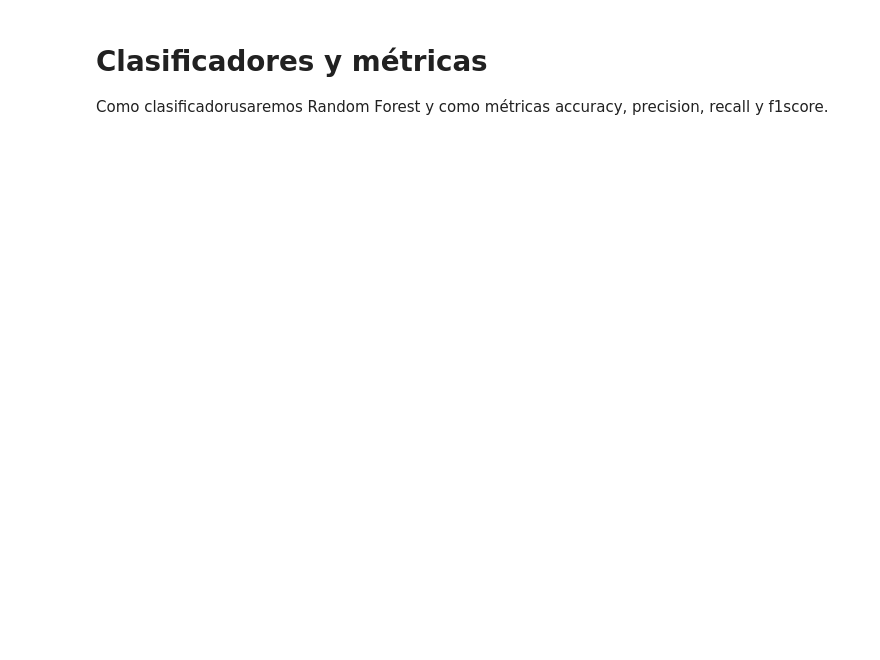
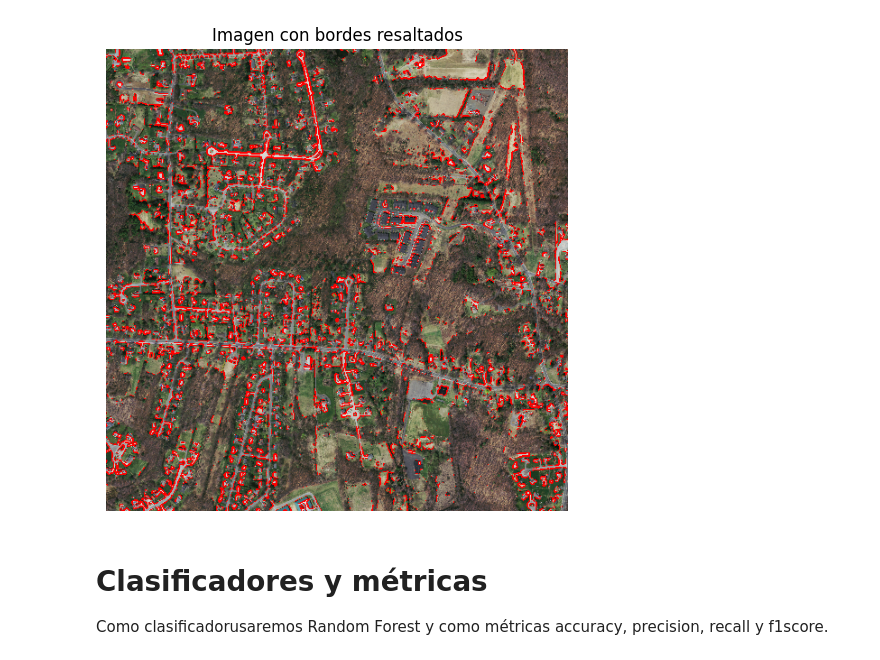
Before and after one commit to pabloChantada/PVC_investigacion, a Jupyter notebook: p3.ipynb, the cells around one changed output. Drawn from its saved outputs; the diff is of its cells as text; code cells hidden in the pictures; blank space fills up the shorter version.

```diff
--- a/p3.ipynb
+++ b/p3.ipynb
@@ -148,0 +124,9 @@ io.imshow(imagenEjemploBorde);
+# %%
+def refine_edges(mask, kernel_size=3):
+    # Crear un kernel para operaciones morfológicas
+    kernel = np.ones((kernel_size, kernel_size), np.uint8)
+    # Apertura para eliminar pequeños puntos
+    refined = cv2.morphologyEx(mask.astype(np.uint8), cv2.MORPH_OPEN, kernel)
+    # Cierre para rellenar huecos
+    refined = cv2.morphologyEx(refined, cv2.MORPH_CLOSE, kernel)
+    return refined
@@ -149,3 +224,31 @@ io.imshow(imagenEjemploBorde);
+# %%
+from skimage import io
+
+# Cargar imagen de ejemplo
+imgEjemploBorde = cv2.resize(io.imread('roads/sat/10528765_15.tiff'),(512,512))
+
+# Obtener dimensiones de la imagen
+height, width = imgEjemploBorde.shape[:2]
+
+# Obtener bordes mediante featureExtractor
+caracteristicas, sobel_edges = featureExtractor(imgEjemploBorde)
+
+# Generar máscara de bordes usando Sobel
+sobel_mask = sobel_edges > 0.2  # Aplicar el mismo umbral usado en la extracción
+sobel_mask_reshaped = np.reshape(sobel_mask, (height, width))
+
+# Aplicar bordes en rojo sobre la imagen original
+imgResaltada = imgEjemploBorde.copy()
+imgResaltada[sobel_mask_reshaped] = [255, 0, 0]  # Superponer bordes en rojo
+
+# Mostrar imagen con bordes resaltados
+plt.figure(figsize=(10, 6))
+plt.imshow(imgResaltada)
+plt.title("Imagen con bordes resaltados")
+plt.axis("off")
+plt.show()
+# %% [output]
+[figure, added]
 # %% [markdown]
 # Clasificadores y métricas
 
```
Also changed, not shown: parts of 24 cells of this notebook, 2 other files.
